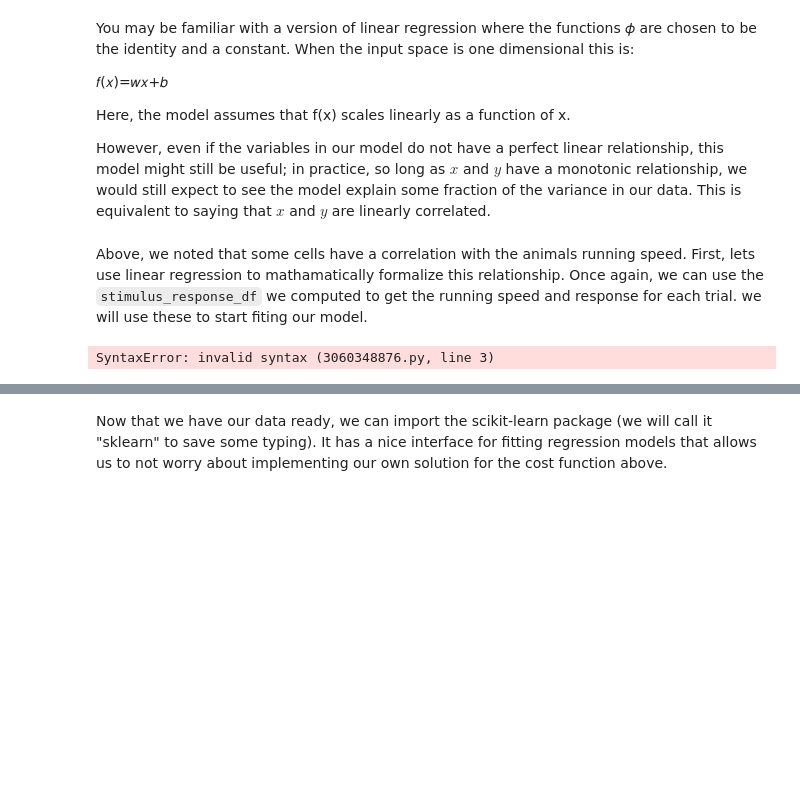
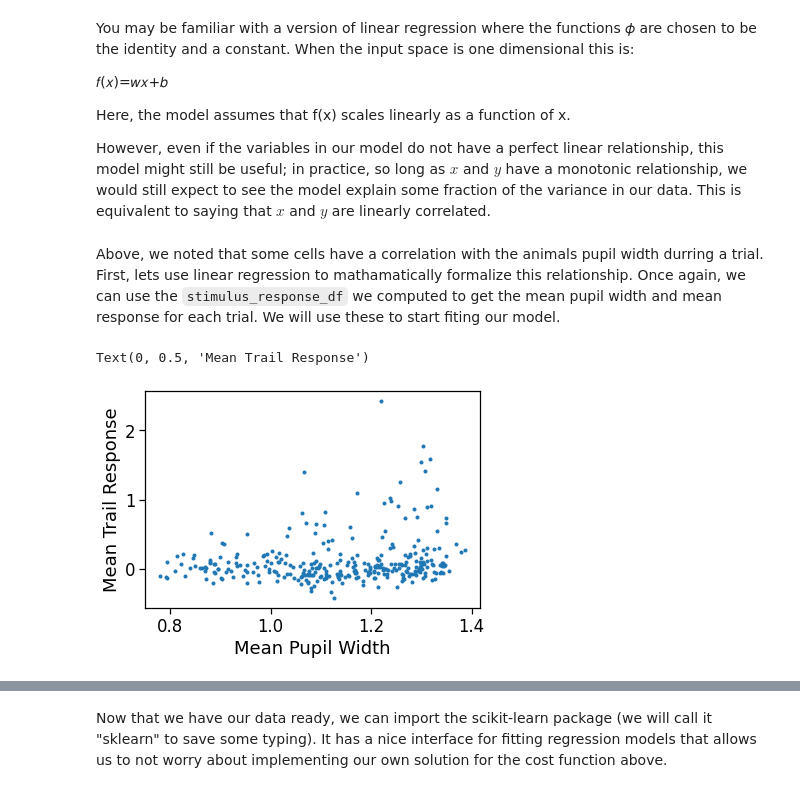
Before and after one commit to mattjdavis/SWDB_2024_Physiology, a Jupyter notebook: code/dev/SWDB2024_Day2_Workshop1_part3.ipynb, the cells around one changed output, grey strips where cells are left out. Cells and saved outputs as stored; diff of their text form; code cells hidden in the pictures; blank space fills up the shorter version.

Commit message:
Edited SWDB2024_Day2_Workshop1_part3.ipynb, Dockerfile; and changes in 1 other files

```diff
--- a/code/dev/SWDB2024_Day2_Workshop1_part3.ipynb
+++ b/code/dev/SWDB2024_Day2_Workshop1_part3.ipynb
@@ -236,7 +233,7 @@ The code below shows you how to use the `VisualBehaviorOphysProjectCache` class
 # %%
 # This is the directory where files will be saved
 # If using Code Ocean, this should link to the data directory, where the files will already be available
-output_dir = r'D:\SWDB2024Dev'
+output_dir = r'/scratch/'
 # %%
 # import behavior projet cache class from SDK to be able to load the data
 from allensdk.brain_observatory.behavior.behavior_project_cache import VisualBehaviorOphysProjectCache
@@ -1408,13 +1461,13 @@ InvalidIndexError: You can only assign a scalar value not a <class 'int'>
 # %% [markdown]
 To be able to sort cell activity based on whether each image change in the stimulus table was a hit or a miss, we will want to recompute our `stimulus_response_df` and merge with this new annotated table instead of the original one.
 # %%
-# # Get the stimulus response dataframe just for image changes
-# stim_response_df = data_formatting.get_stimulus_response_df(dataset, data_type='dff', event_type='changes',
-#                                                             time_window=[-1, 1], response_window_duration=0.5,
-#                                                             interpolate=True, output_sampling_rate=None)
+# Get the stimulus response dataframe just for image changes
+stim_response_df = data_formatting.get_stimulus_response_df(dataset, data_type='dff', event_type='changes',
+                                                            time_window=[-1, 1], response_window_duration=0.5,
+                                                             interpolate=True, output_sampling_rate=None)
 
-# # Merge it with the annotated stim table so you can filter cell responses based on behavior choice
-# stim_response_df = stim_response_df.merge(annotated_stim_table, on='stimulus_presentations_id')
+# Merge it with the annotated stim table so you can filter cell responses based on behavior choice
+stim_response_df = stim_response_df.merge(annotated_stim_table, on='stimulus_presentations_id')
 # %% [markdown]
 <div style="background: #DFF0D8; border-radius: 3px; padding: 10px;">
 <p>
@@ -1590,10 +1662,18 @@ Here, the model assumes that f(x) scales linearly as a function of x.
 
 However, even if the variables in our model do not have a perfect linear relationship, this model might still be useful; in practice, so long as $x$ and $y$ have a monotonic relationship, we would still expect to see the model explain some fraction of the variance in our data. This is equivalent to saying that $x$ and $y$ are linearly correlated.
 # %% [markdown]
-Above, we noted that some cells have a correlation with the animals running speed. First, lets use linear regression to mathamatically formalize this relationship. Once again, we can use the `stimulus_response_df` we computed to get the running speed and response for each trial. we will use these to start fiting our model.
+Above, we noted that some cells have a correlation with the animals pupil width durring a trial. First, lets use linear regression to mathamatically formalize this relationship. Once again, we can use the `stimulus_response_df` we computed to get the mean pupil width and mean response for each trial. We will use these to start fiting our model.
-# %%
-## Gather data for regression from a cell that has the aformentioned running correlation.
-X = stim_response_df.running_speed.values
-y = stim_response_df.(response).values
-# %% [output]
-SyntaxError: invalid syntax (3060348876.py, line 3)
+# %%
+cell_id =1120091421
+this_stim_response = stim_response_df[stim_response_df.cell_specimen_id == cell_id]
+# To match the equations above and the sklearn convention,
+# we will call our preditor/encoded variable "X" and our response variable "y"
+X = this_stim_response.mean_pupil_width.values
+y = this_stim_response.mean_response.values
+fig,ax = plt.subplots()
+ax.plot(X,y,'.')
+ax.set_xlabel('Mean Pupil Width')
+ax.set_ylabel('Mean Trail Response')
+# %% [output]
+Text(0, 0.5, 'Mean Trail Response')
+[figure, added]
```
Also changed, not shown: parts of 91 cells of this notebook, 2 other files.
